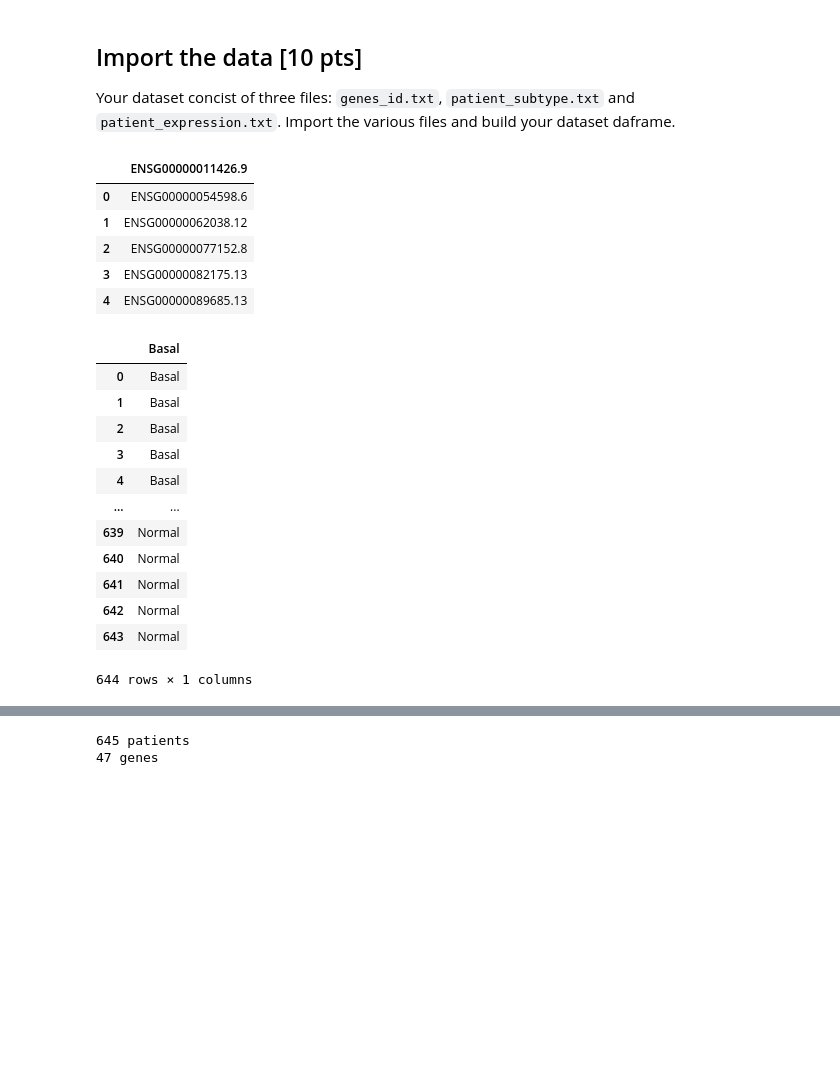
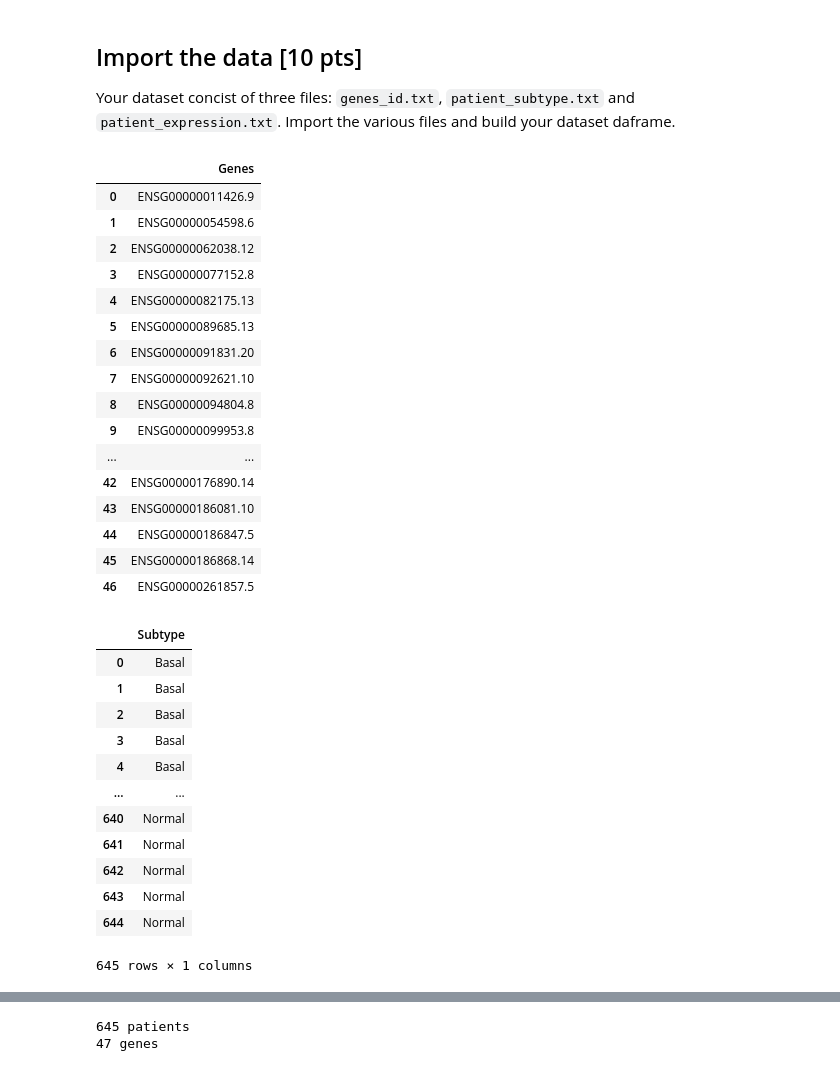
Before and after one commit to Nayaadd/bioinfo_udem, a Jupyter notebook: exercices_student_3.ipynb, the cells around one changed output, grey strips where cells are left out. Drawn from its saved outputs; the diff is of its cells as text; code cells hidden in the pictures; blank space fills up the shorter version.

```diff
--- a/exercices_student_3.ipynb
+++ b/exercices_student_3.ipynb
@@ -37,29 +37,40 @@ You are given a gene expression dataset of N breast cancer patients with their c
 Your dataset concist of three files: `genes_id.txt`, `patient_subtype.txt` and `patient_expression.txt`. Import the various files and build your dataset daframe.
 # %%
 ### Import the files
-gene_id = pd.read_table("genes_id.txt")
-gene_id.head()
+gene_id = pd.read_csv("genes_id.txt", header=None, names=["Genes"])
+gene_id
 # %% [output]
-|  | ENSG00000011426.9 |
-| 0 | ENSG00000054598.6 |
-| 1 | ENSG00000062038.12 |
-| 2 | ENSG00000077152.8 |
-| 3 | ENSG00000082175.13 |
-| 4 | ENSG00000089685.13 |
+|  | Genes |
+| 0 | ENSG00000011426.9 |
+| 1 | ENSG00000054598.6 |
+| 2 | ENSG00000062038.12 |
+| 3 | ENSG00000077152.8 |
+| 4 | ENSG00000082175.13 |
+| 5 | ENSG00000089685.13 |
+| 6 | ENSG00000091831.20 |
+| 7 | ENSG00000092621.10 |
+| 8 | ENSG00000094804.8 |
+| 9 | ENSG00000099953.8 |
+| ... | ... |
+| 42 | ENSG00000176890.14 |
+| 43 | ENSG00000186081.10 |
+| 44 | ENSG00000186847.5 |
+| 45 | ENSG00000186868.14 |
+| 46 | ENSG00000261857.5 |
 # %%
-patient_subtype = pd.read_table("patient_subtype.txt")
+patient_subtype = pd.read_csv("patient_subtype.txt", header=None, names=["Subtype"])
 patient_subtype
 # %% [output]
-|  | Basal |
+|  | Subtype |
 | 0 | Basal |
 | 1 | Basal |
 | 2 | Basal |
 | 3 | Basal |
 | 4 | Basal |
 | ... | ... |
-| 639 | Normal |
 | 640 | Normal |
 | 641 | Normal |
 | 642 | Normal |
 | 643 | Normal |
+| 644 | Normal |
-644 rows × 1 columns
+645 rows × 1 columns
```
Also changed, not shown: parts of 28 cells of this notebook.
